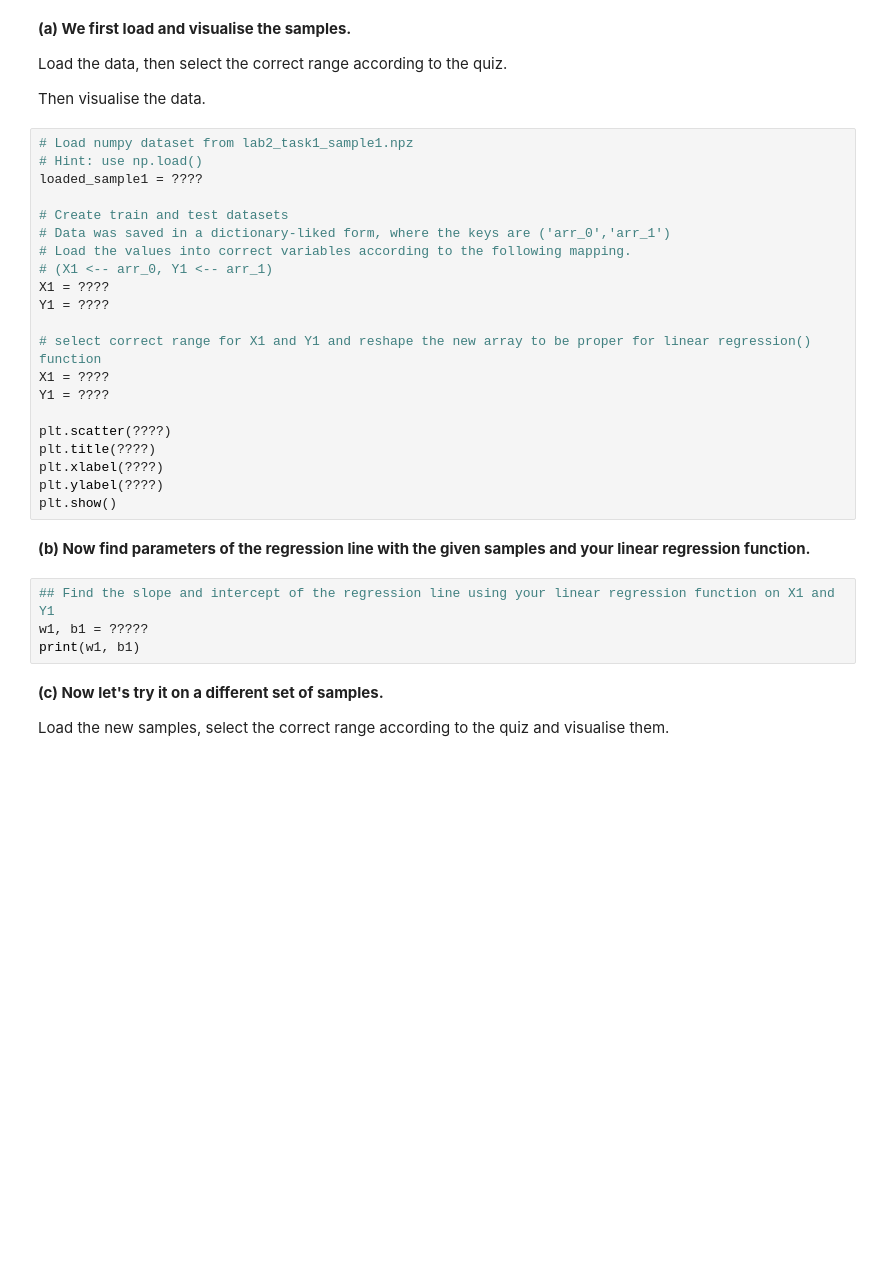
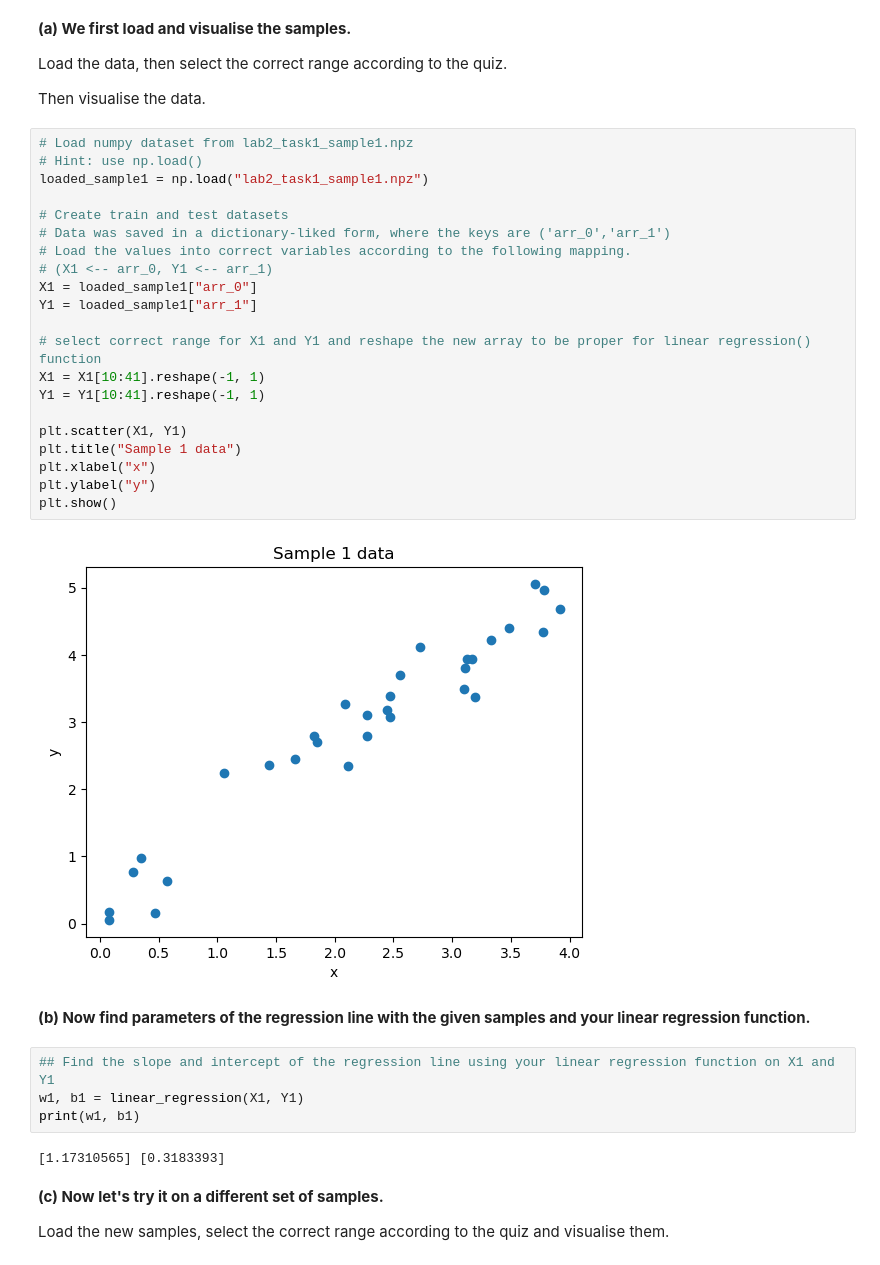
Before and after one commit to sqooid/ece4179-neural-networks, a Jupyter notebook: labs/lab-2/lab2_students.ipynb, the cells around one changed output. Saved outputs shown, nothing was run; the diff lists cells and outputs as text; blank space fills up the shorter version.

```diff
--- a/labs/lab-2/lab2_students.ipynb
+++ b/labs/lab-2/lab2_students.ipynb
@@ -158,30 +159,34 @@ Then visualise the data.
 # %%
 # Load numpy dataset from lab2_task1_sample1.npz
 # Hint: use np.load()
-loaded_sample1 = ????
+loaded_sample1 = np.load("lab2_task1_sample1.npz")
 
 # Create train and test datasets
 # Data was saved in a dictionary-liked form, where the keys are ('arr_0','arr_1')
 # Load the values into correct variables according to the following mapping.
 # (X1 <-- arr_0, Y1 <-- arr_1)
-X1 = ????
-Y1 = ????
+X1 = loaded_sample1["arr_0"]
+Y1 = loaded_sample1["arr_1"]
 
 # select correct range for X1 and Y1 and reshape the new array to be proper for linear regression() function
-X1 = ????
-Y1 = ????
+X1 = X1[10:41].reshape(-1, 1)
+Y1 = Y1[10:41].reshape(-1, 1)
 
-plt.scatter(????)
-plt.title(????)
-plt.xlabel(????)
-plt.ylabel(????)
+plt.scatter(X1, Y1)
+plt.title("Sample 1 data")
+plt.xlabel("x")
+plt.ylabel("y")
 plt.show()
+# %% [output]
+[figure, added]
 # %% [markdown]
 **(b) Now find parameters of the regression line with the given samples and your linear regression function.**
 # %%
 ## Find the slope and intercept of the regression line using your linear regression function on X1 and Y1
-w1, b1 = ?????
+w1, b1 = linear_regression(X1, Y1)
 print(w1, b1)
+# %% [output]
+[1.17310565] [0.3183393]
 # %% [markdown]
 **(c) Now let's try it on a different set of samples.**
 
```
Also changed, not shown: parts of 22 cells of this notebook.
